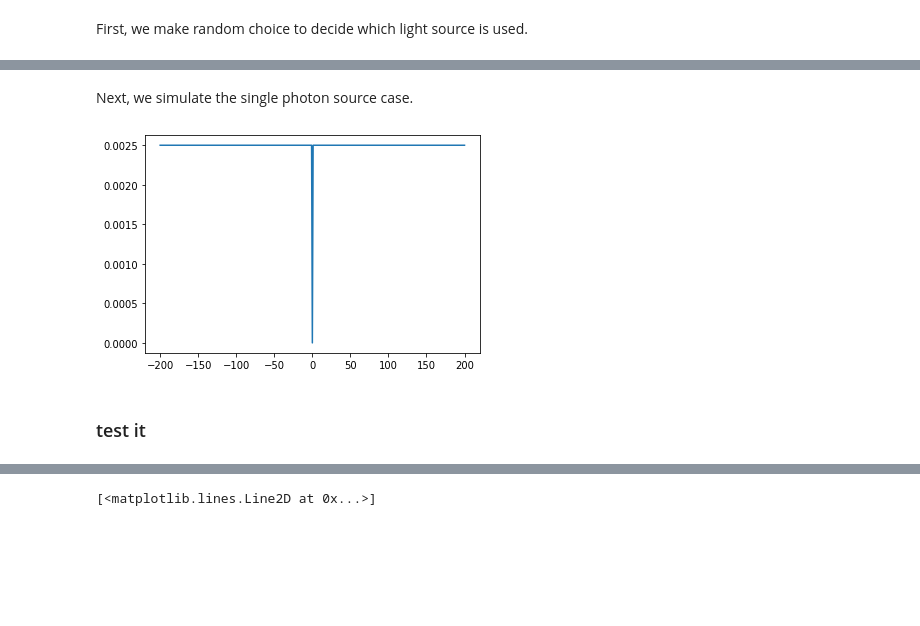
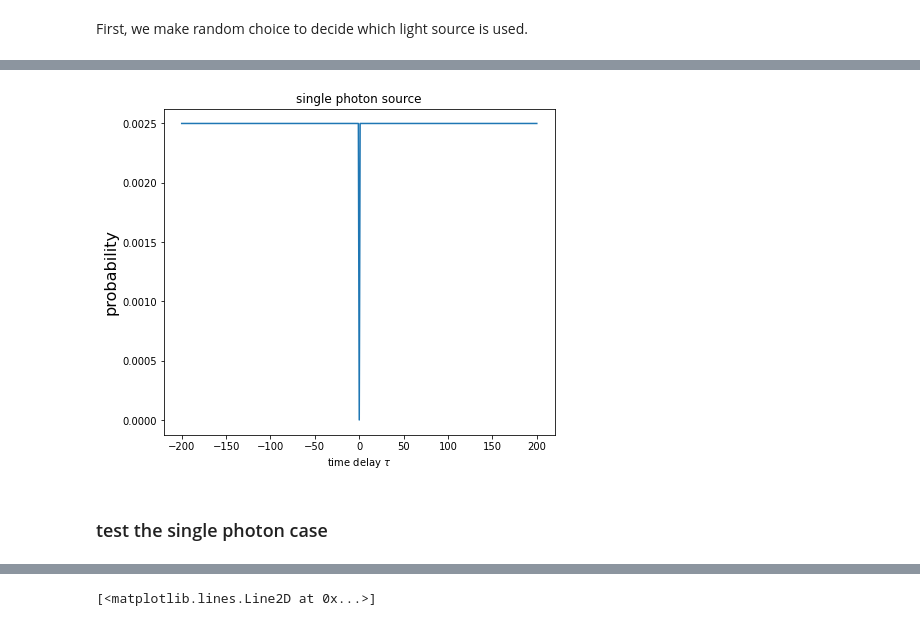
Before and after one commit to ubsuny/g2-coral, a Jupyter notebook: mc_simulation/simu_tfd.ipynb, the cells around one changed output, grey strips where cells are left out. Drawn from its saved outputs; the diff is of its cells as text; code cells hidden in the pictures; blank space fills up the shorter version.

```diff
--- a/mc_simulation/simu_tfd.ipynb
+++ b/mc_simulation/simu_tfd.ipynb
@@ -35,28 +60,25 @@ plt.show()
+# %%
+# single photon distribution
+
+sps_dist = tfd.MixtureSameFamily(
+    mixture_distribution =
+    tfd.Categorical(probs=[bin_n.shape[0]/(Nbin+0),0/Nbin, bin_p.shape[0]/(Nbin+0)]),
+    # probability to get the second photon at a time slot
+
+    components_distribution =
+    #tfd.Exponential(rate=exp_rate),
+    tfd.Uniform(low=[min(bin_array),0.,1],high=[0,0.,max(bin_array)+1])
+                       )
+
+sps_prob = sps_dist.prob(bin_array+0.2)
+#sps_prob = tf.concat([sps_prob[0],[0],sps_prob[1]],0)
+fig, ax = plt.subplots()
+ax.plot(bin_array,sps_prob)
+ax.set_title('single photon source')
+ax.set_xlabel(r'time delay $\tau$')
+ax.set_ylabel('probability',size=16)
+fig.show()
+# %% [output]
+[figure, added]
 # %% [markdown]
-Next, we simulate the single photon source case.
+### test the single photon case
-# %%
-total_bin = 401     # number of total time bins
-bin_array = tf.range(total_bin//2 * (-1) ,total_bin//2+1,delta=1,dtype=float32)
-bin_n = tf.constant(np.linspace(min(bin_array),-1,total_bin//2),dtype=float32)
-bin_p = tf.constant(np.linspace(1,max(bin_array),total_bin//2),dtype=float32)
-exp_rate = 1.
-
-sps_dist = tfd.MixtureSameFamily(
-    mixture_distribution =
-    tfd.Categorical(probs=[bin_n.shape[0]/(total_bin-1),0, bin_p.shape[0]/(total_bin-1)]),
-
-    components_distribution =
-    #tfd.Uniform(low=[min(bin_array),-1,1],high=[-1,1,max(bin_array)])
-    #tfd.Exponential(rate=exp_rate),
-    tfd.Uniform(low=[min(bin_array),10000.,1],high=[0,10000.,max(bin_array)+1])
-                       )
-
-sps_prob = sps_dist.prob(bin_array+0.1)
-#sps_prob = tf.concat([sps_prob[0],[0],sps_prob[1]],0)
-plt.plot(bin_array,sps_prob)
-#plt.xlim(-2,2)
-plt.show()
-# %% [output]
-[figure, removed]
-# %% [markdown]
-### test it
```
Also changed, not shown: parts of 20 cells of this notebook.
